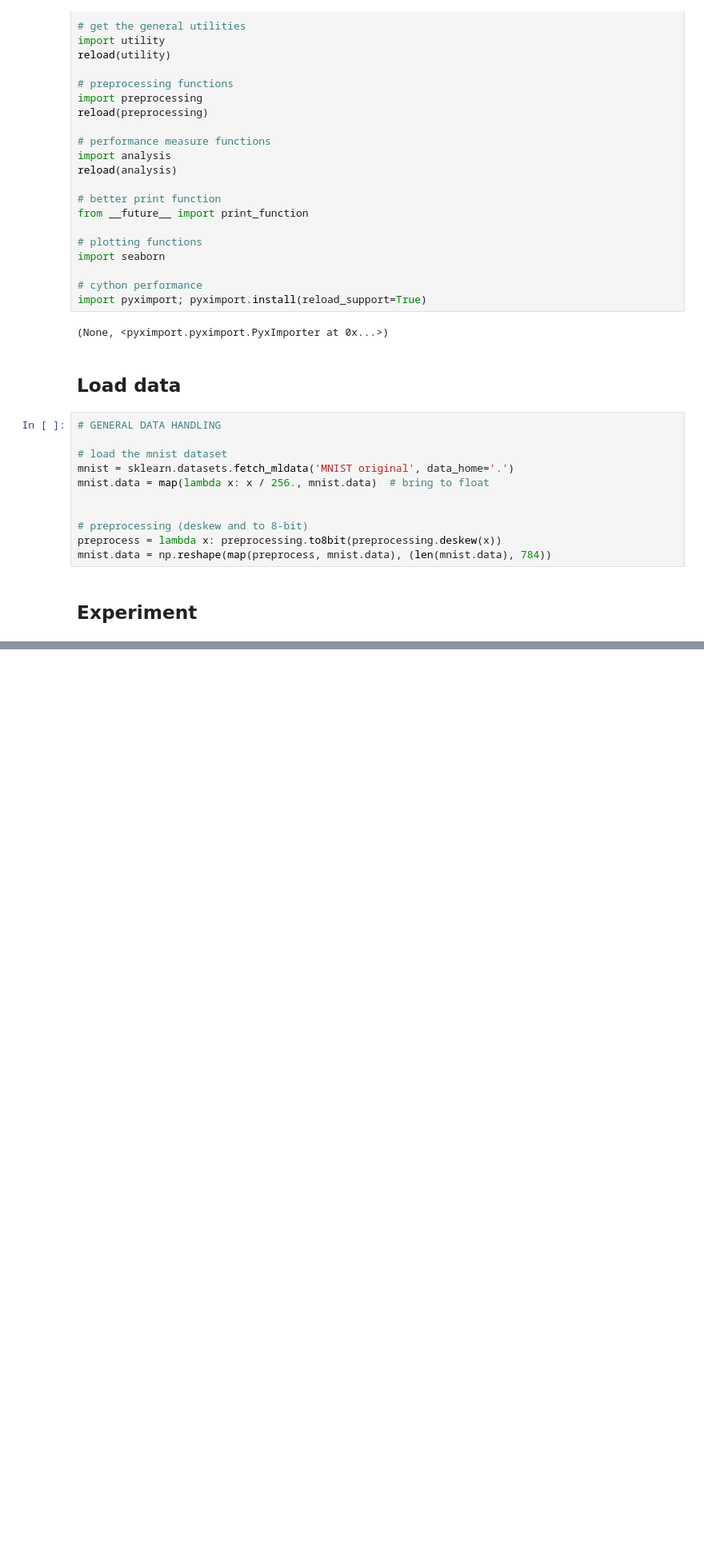
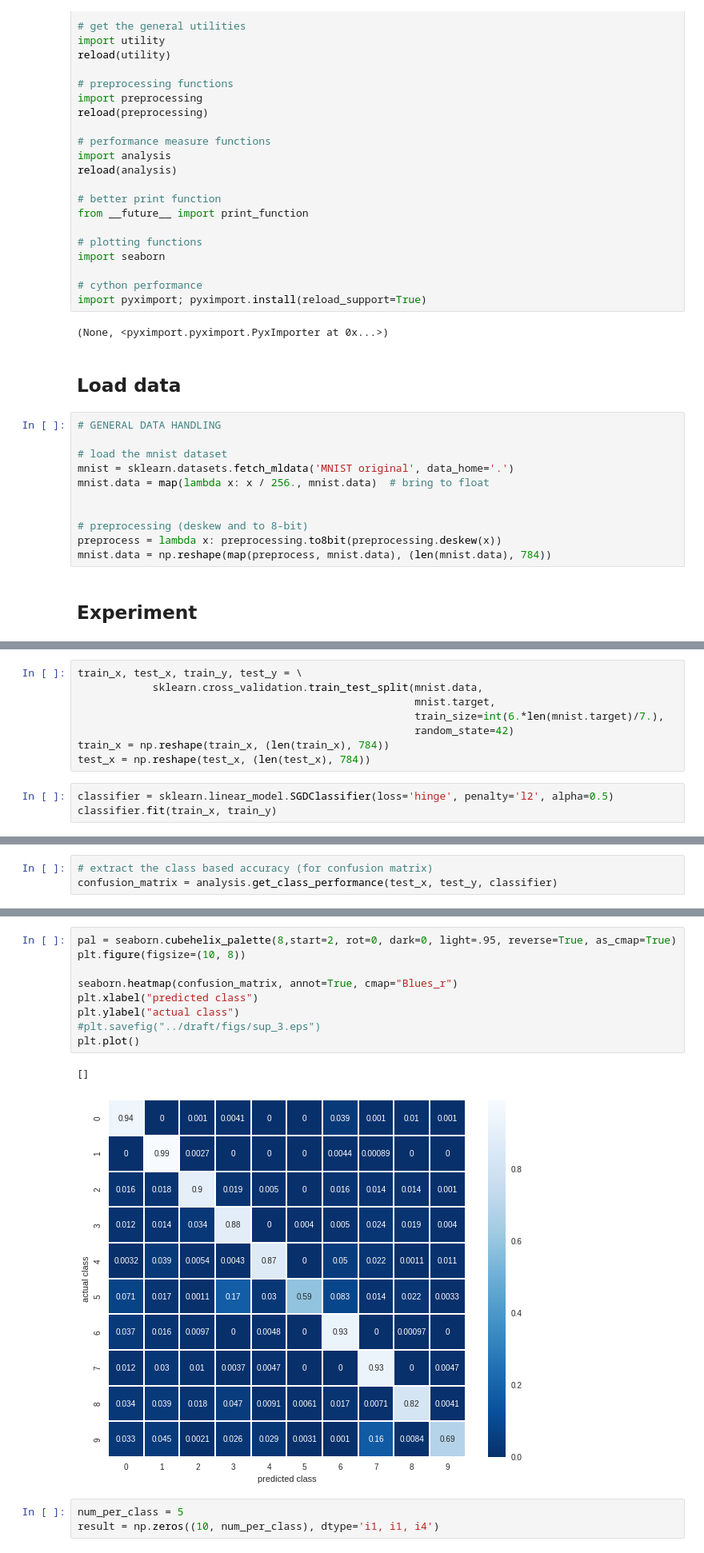
Before and after one commit to ananth17/ift6390_machine_learning_fundamentals, a Jupyter notebook: project/project/experiment3.ipynb, the cells around one changed output, grey strips where cells are left out. Shown: that part at 80% size. Saved outputs shown, nothing was run; the diff lists cells and outputs as text; blank space fills up the shorter version.

```diff
--- a/project/project/experiment3.ipynb
+++ b/project/project/experiment3.ipynb
@@ -54,0 +57,11 @@ mnist.data = np.reshape(map(preprocess, mnist.data), (len(mnist.data), 784))
+# %%
+train_x, test_x, train_y, test_y = \
+            sklearn.cross_validation.train_test_split(mnist.data,
+                                                      mnist.target,
+                                                      train_size=int(6.*len(mnist.target)/7.),
+                                                      random_state=42)
+train_x = np.reshape(train_x, (len(train_x), 784))
+test_x = np.reshape(test_x, (len(test_x), 784))
+# %%
+classifier = sklearn.linear_model.SGDClassifier(loss='hinge', penalty='l2', alpha=0.5)
+classifier.fit(train_x, train_y)
@@ -54,0 +73,3 @@ mnist.data = np.reshape(map(preprocess, mnist.data), (len(mnist.data), 784))
+# %%
+# extract the class based accuracy (for confusion matrix)
+confusion_matrix = analysis.get_class_performance(test_x, test_y, classifier)
@@ -54,0 +108,15 @@ mnist.data = np.reshape(map(preprocess, mnist.data), (len(mnist.data), 784))
+# %%
+pal = seaborn.cubehelix_palette(8,start=2, rot=0, dark=0, light=.95, reverse=True, as_cmap=True)
+plt.figure(figsize=(10, 8))
+
+seaborn.heatmap(confusion_matrix, annot=True, cmap="Blues_r")
+plt.xlabel("predicted class")
+plt.ylabel("actual class")
+#plt.savefig("../draft/figs/sup_3.eps")
+plt.plot()
+# %% [output]
+[]
+[figure, added]
+# %%
+num_per_class = 5
+result = np.zeros((10, num_per_class), dtype='i1, i1, i4')
```
Also changed, not shown: parts of 9 cells of this notebook, 1 other file.
